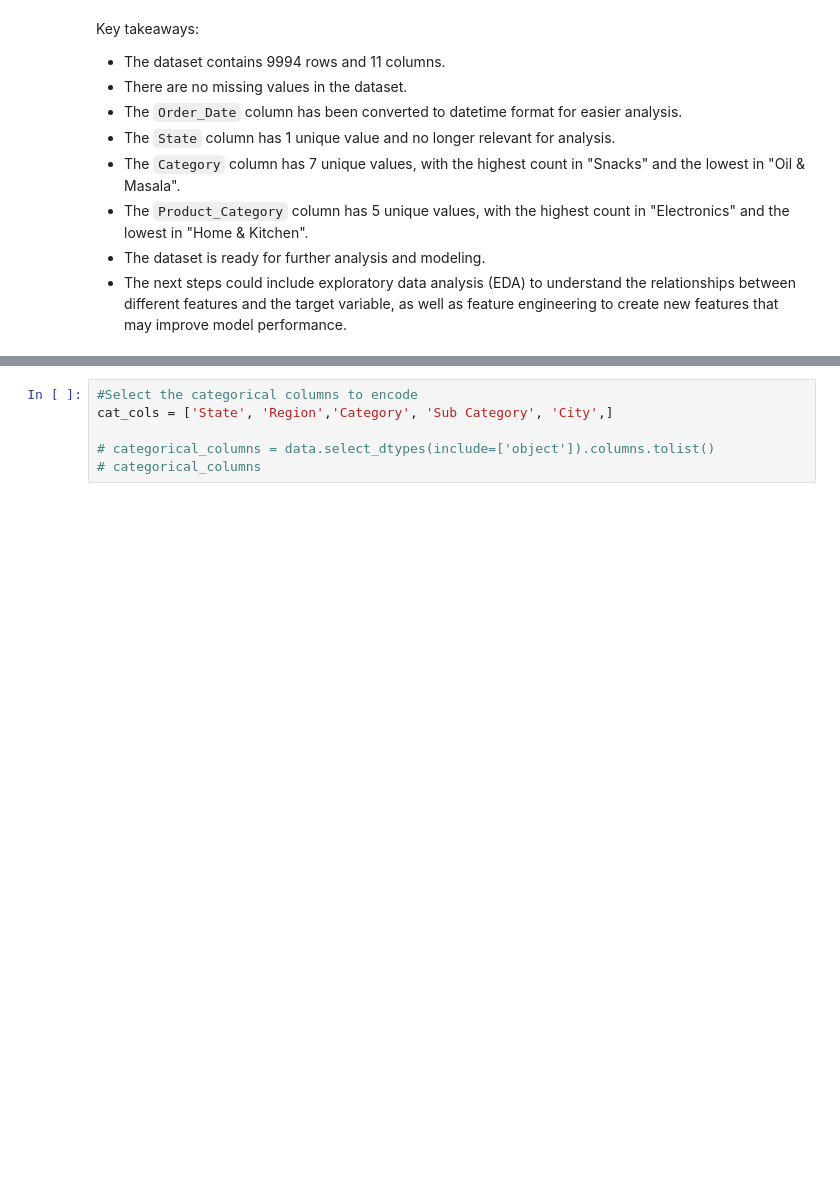
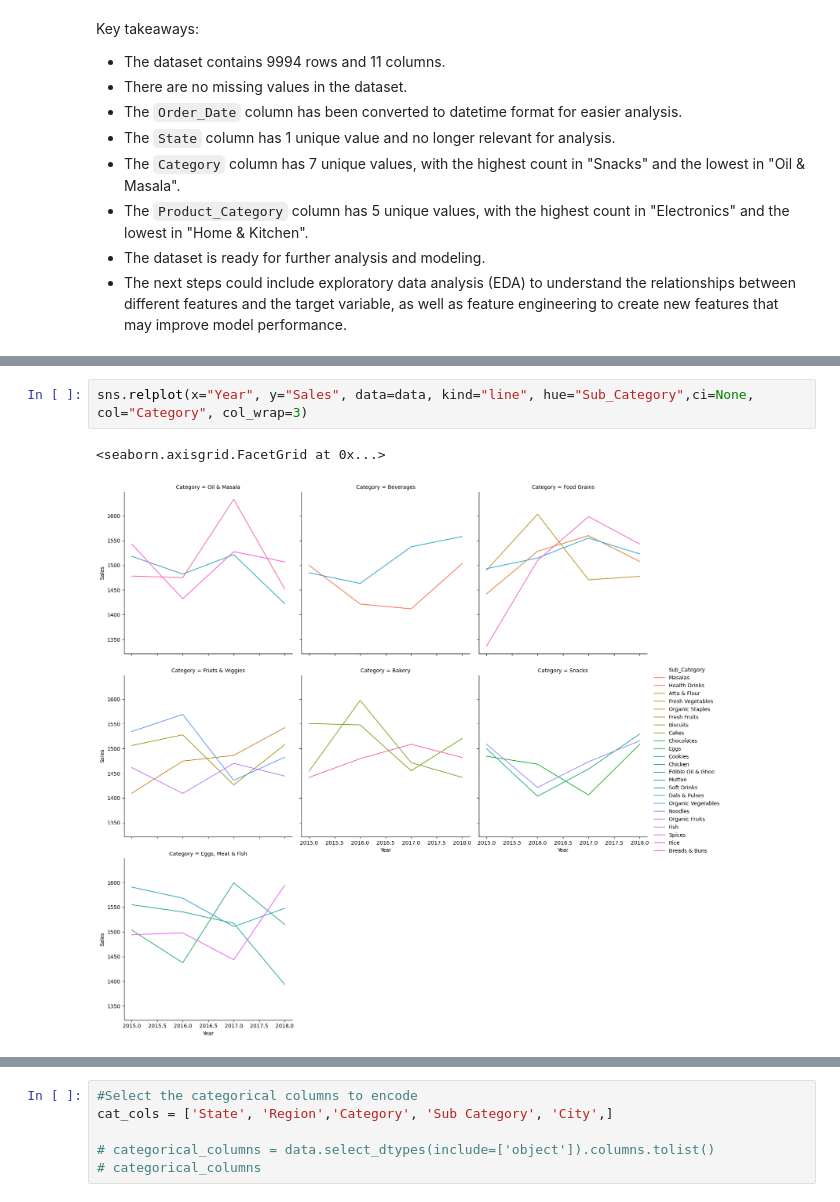
Before and after one commit to Naftal-Rainer/FMCG-Retail-Analytics, a Jupyter notebook: retail_analysis.ipynb, the cells around one changed output, grey strips where cells are left out. Drawn from its saved outputs; the diff is of its cells as text; blank space fills up the shorter version.

```diff
--- a/retail_analysis.ipynb
+++ b/retail_analysis.ipynb
@@ -204,0 +235,5 @@ data.head()
+# %%
+sns.relplot(x="Year", y="Sales", data=data, kind="line", hue="Sub_Category",ci=None, col="Category", col_wrap=3)
+# %% [output]
+<seaborn.axisgrid.FacetGrid at 0x...>
+[figure, added]
```
Also changed, not shown: parts of 12 cells of this notebook, 1 other file.
